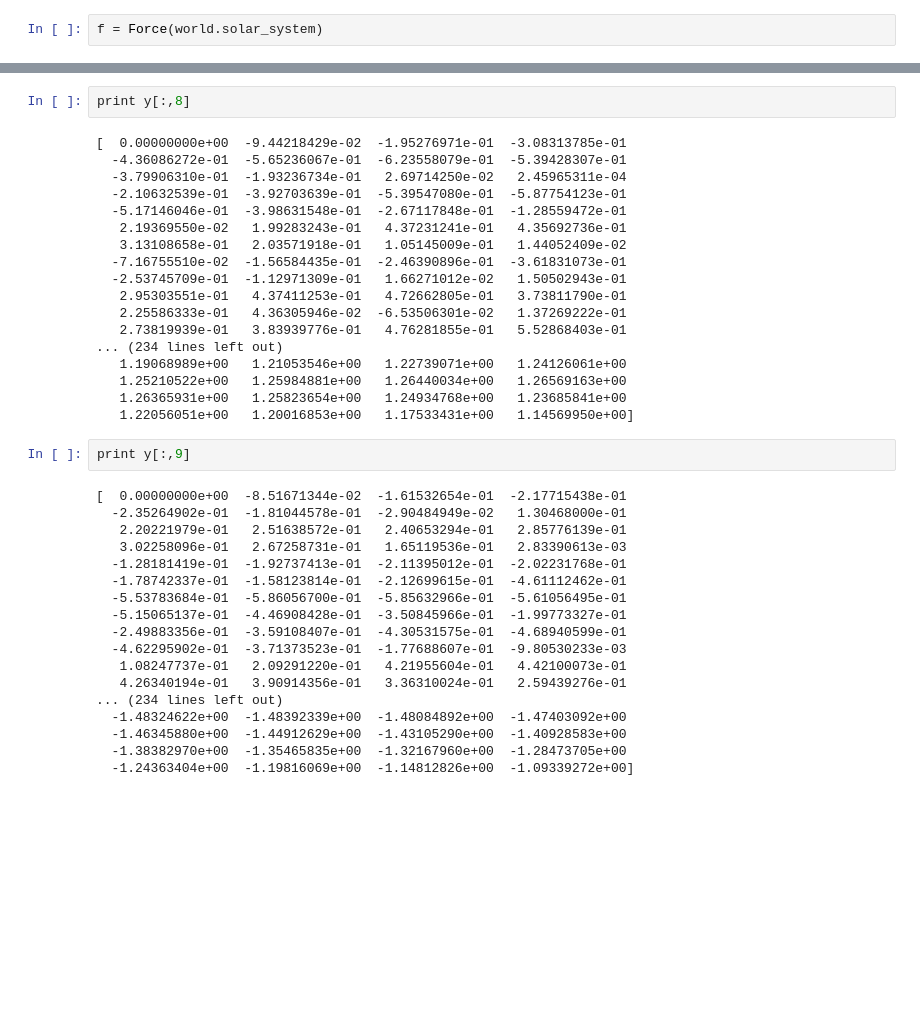
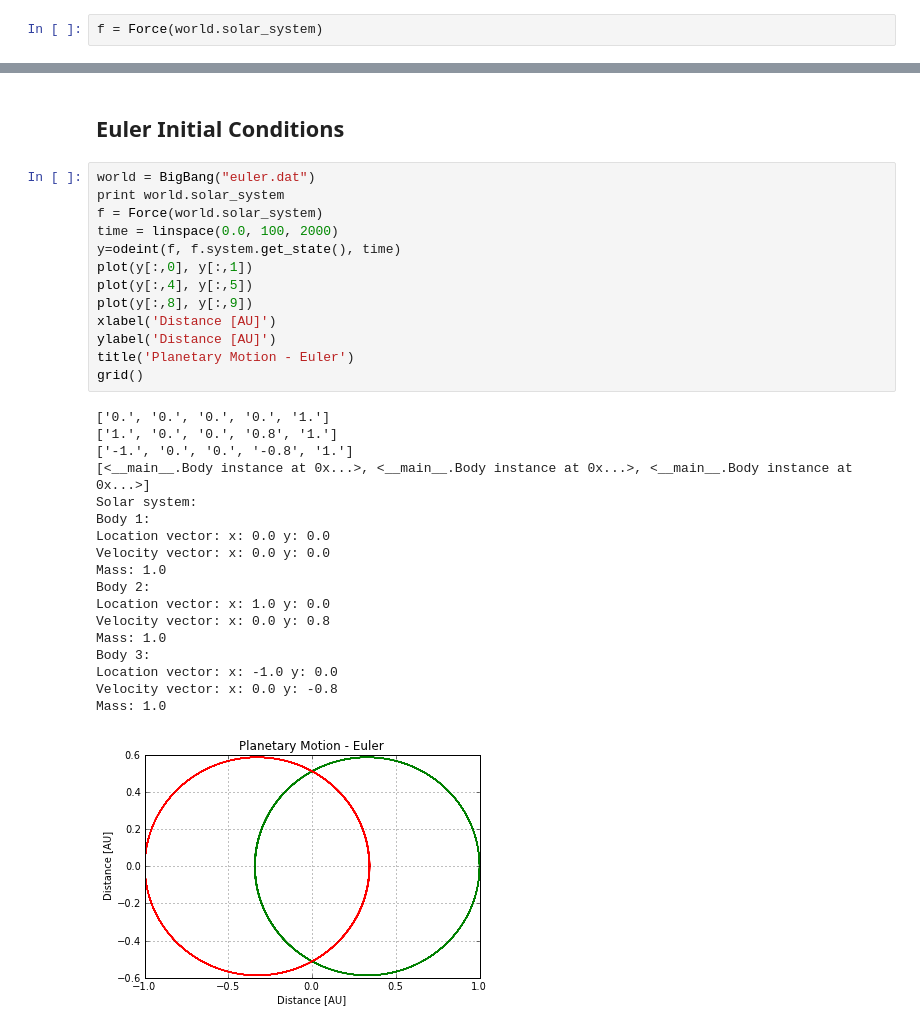
Before and after one commit to johnymontana/CSCI_577, a Jupyter notebook: Object_Oriented_nBody.ipynb, the cells around one changed output, grey strips where cells are left out. Cells and saved outputs as stored; diff of their text form; blank space fills up the shorter version.

```diff
--- a/Object_Oriented_nBody.ipynb
+++ b/Object_Oriented_nBody.ipynb
@@ -245,40 +198,34 @@ grid()
-# %%
-print y[:,8]
-# %% [output]
-[  0.00000000e+00  -9.44218429e-02  -1.95276971e-01  -3.08313785e-01
-  -4.36086272e-01  -5.65236067e-01  -6.23558079e-01  -5.39428307e-01
-  -3.79906310e-01  -1.93236734e-01   2.69714250e-02   2.45965311e-04
-  -2.10632539e-01  -3.92703639e-01  -5.39547080e-01  -5.87754123e-01
-  -5.17146046e-01  -3.98631548e-01  -2.67117848e-01  -1.28559472e-01
-   2.19369550e-02   1.99283243e-01   4.37231241e-01   4.35692736e-01
-   3.13108658e-01   2.03571918e-01   1.05145009e-01   1.44052409e-02
-  -7.16755510e-02  -1.56584435e-01  -2.46390896e-01  -3.61831073e-01
-  -2.53745709e-01  -1.12971309e-01   1.66271012e-02   1.50502943e-01
-   2.95303551e-01   4.37411253e-01   4.72662805e-01   3.73811790e-01
-   2.25586333e-01   4.36305946e-02  -6.53506301e-02   1.37269222e-01
-   2.73819939e-01   3.83939776e-01   4.76281855e-01   5.52868403e-01
-... (234 lines left out)
-   1.19068989e+00   1.21053546e+00   1.22739071e+00   1.24126061e+00
-   1.25210522e+00   1.25984881e+00   1.26440034e+00   1.26569163e+00
-   1.26365931e+00   1.25823654e+00   1.24934768e+00   1.23685841e+00
-   1.22056051e+00   1.20016853e+00   1.17533431e+00   1.14569950e+00]
-# %%
-print y[:,9]
-# %% [output]
-[  0.00000000e+00  -8.51671344e-02  -1.61532654e-01  -2.17715438e-01
-  -2.35264902e-01  -1.81044578e-01  -2.90484949e-02   1.30468000e-01
-   2.20221979e-01   2.51638572e-01   2.40653294e-01   2.85776139e-01
-   3.02258096e-01   2.67258731e-01   1.65119536e-01   2.83390613e-03
-  -1.28181419e-01  -1.92737413e-01  -2.11395012e-01  -2.02231768e-01
-  -1.78742337e-01  -1.58123814e-01  -2.12699615e-01  -4.61112462e-01
-  -5.53783684e-01  -5.86056700e-01  -5.85632966e-01  -5.61056495e-01
-  -5.15065137e-01  -4.46908428e-01  -3.50845966e-01  -1.99773327e-01
-  -2.49883356e-01  -3.59108407e-01  -4.30531575e-01  -4.68940599e-01
-  -4.62295902e-01  -3.71373523e-01  -1.77688607e-01  -9.80530233e-03
-   1.08247737e-01   2.09291220e-01   4.21955604e-01   4.42100073e-01
-   4.26340194e-01   3.90914356e-01   3.36310024e-01   2.59439276e-01
-... (234 lines left out)
-  -1.48324622e+00  -1.48392339e+00  -1.48084892e+00  -1.47403092e+00
-  -1.46345880e+00  -1.44912629e+00  -1.43105290e+00  -1.40928583e+00
-  -1.38382970e+00  -1.35465835e+00  -1.32167960e+00  -1.28473705e+00
-  -1.24363404e+00  -1.19816069e+00  -1.14812826e+00  -1.09339272e+00]
+# %% [markdown]
+## Euler Initial Conditions
+# %%
+world = BigBang("euler.dat")
+print world.solar_system
+f = Force(world.solar_system)
+time = linspace(0.0, 100, 2000)
+y=odeint(f, f.system.get_state(), time)
+plot(y[:,0], y[:,1])
+plot(y[:,4], y[:,5])
+plot(y[:,8], y[:,9])
+xlabel('Distance [AU]')
+ylabel('Distance [AU]')
+title('Planetary Motion - Euler')
+grid()
+# %% [output]
+['0.', '0.', '0.', '0.', '1.']
+['1.', '0.', '0.', '0.8', '1.']
+['-1.', '0.', '0.', '-0.8', '1.']
+[<__main__.Body instance at 0x...>, <__main__.Body instance at 0x...>, <__main__.Body instance at 0x...>]
+Solar system:
+Body 1:
+Location vector: x: 0.0 y: 0.0
+Velocity vector: x: 0.0 y: 0.0
+Mass: 1.0
+Body 2:
+Location vector: x: 1.0 y: 0.0
+Velocity vector: x: 0.0 y: 0.8
+Mass: 1.0
+Body 3:
+Location vector: x: -1.0 y: 0.0
+Velocity vector: x: 0.0 y: -0.8
+Mass: 1.0
+[figure, added]
```
Also changed, not shown: parts of 15 cells of this notebook, 1 other file.
